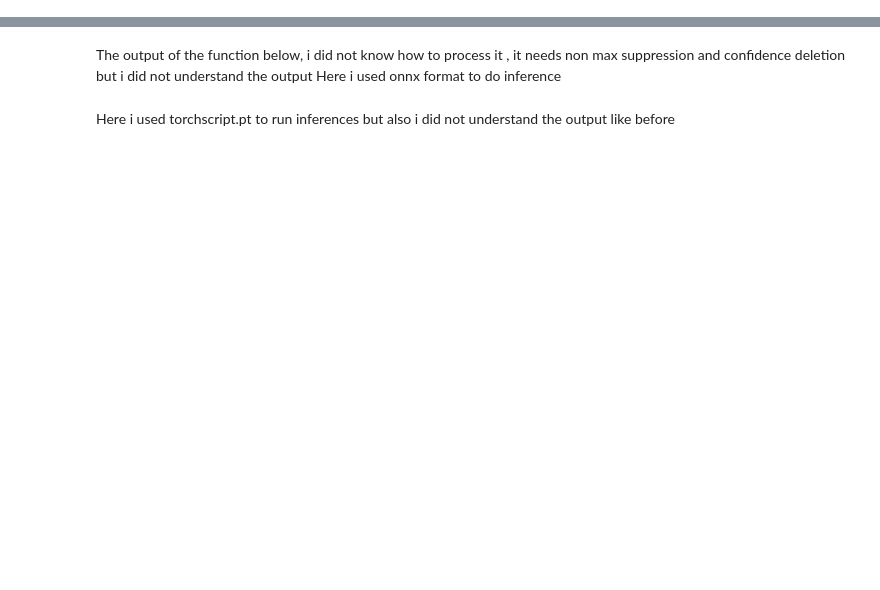
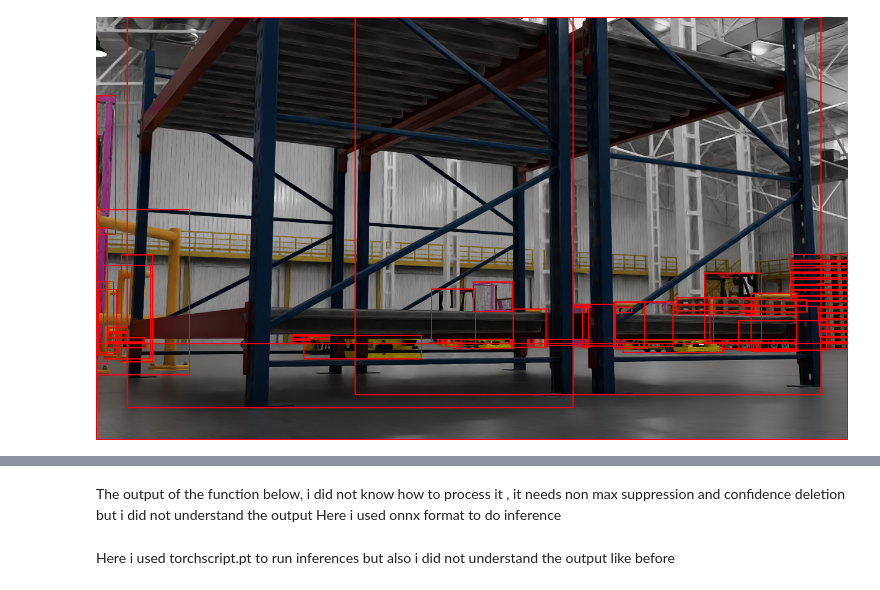
Before and after one commit to CharbelDaher34/inmind-dl, a Jupyter notebook: testing.ipynb, the cells around one changed output, grey strips where cells are left out. Saved outputs shown, nothing was run; the diff lists cells and outputs as text; code cells hidden in the pictures; blank space fills up the shorter version.

Commit message:
start with doing the code for running inference on all the images to test the 2 models together, dataset.py returns the image with it's boxes and the segmented image

```diff
--- a/testing.ipynb
+++ b/testing.ipynb
@@ -135,0 +133,10 @@ IDetect.fuse
+# %%
+boxes = [x[1:5] for x in output]
+realBoxes = [x[1:5] for x in labels]
+# %%
+pred = displayImagesWithBoxesYolo(imagePath[0], boxes)
+real = displayImagesWithBoxesYolo(imagePath[0], realBoxes)
+# %%
+real
+# %% [output]
+[figure, added]
```
Also changed, not shown: parts of 19 cells of this notebook, 2 other files.
